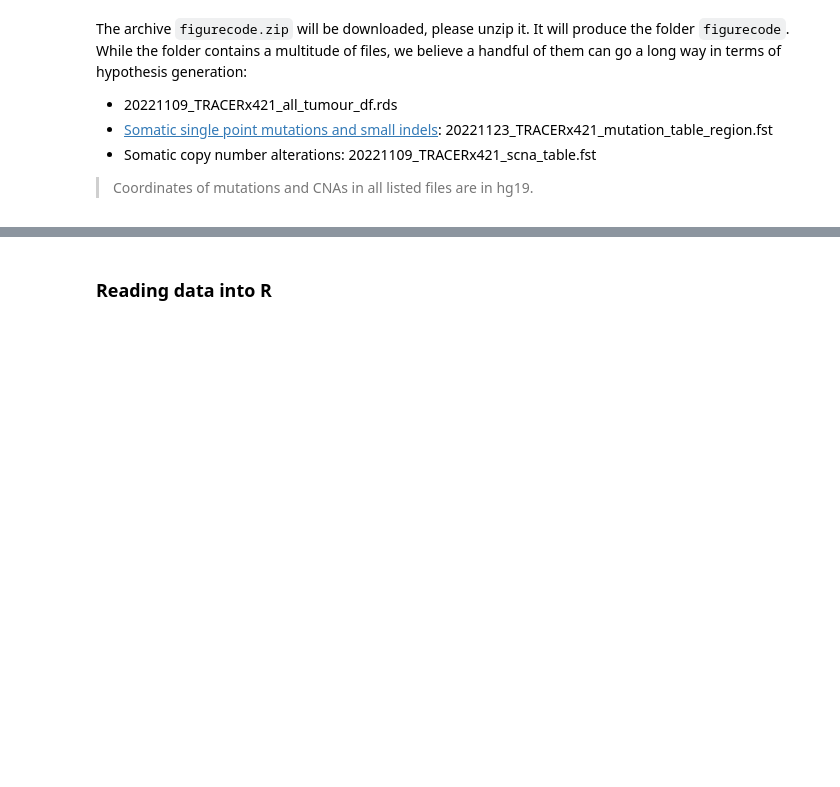
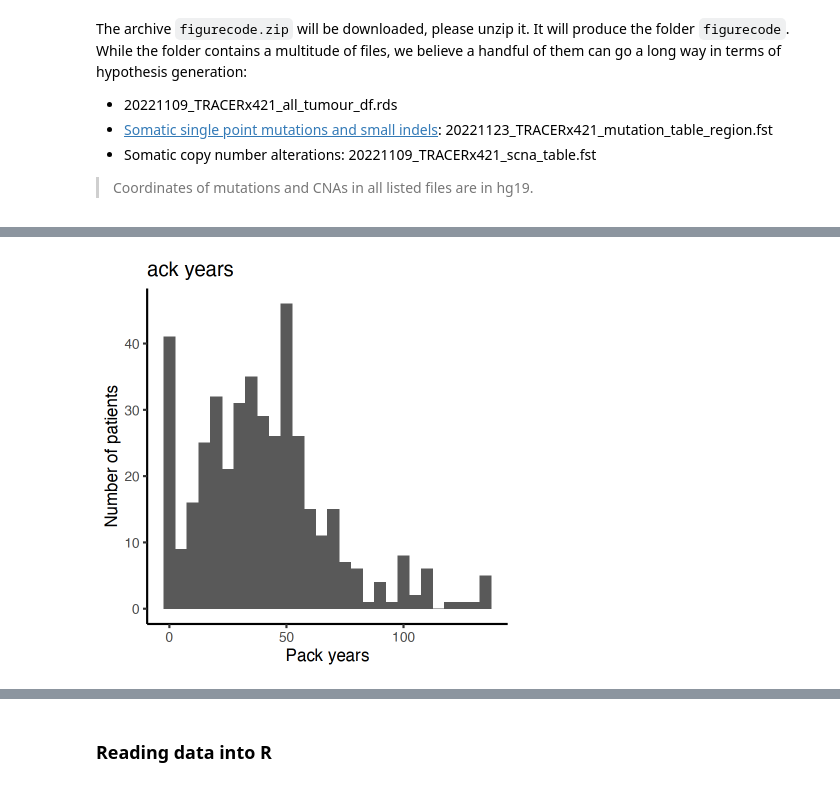
Before and after one commit to McGranahanLab/LCCE_workshop_2023, a Jupyter notebook: columns_description.ipynb, the cells around one changed output, grey strips where cells are left out. Saved outputs shown, nothing was run; the diff lists cells and outputs as text; code cells hidden in the pictures; blank space fills up the shorter version.

```diff
--- a/columns_description.ipynb
+++ b/columns_description.ipynb
@@ -65,0 +201,8 @@ Insert here how to use google colab
+# %%
+ggplot(data = clinical_df, aes(x = packyears)) +
+       geom_histogram(binwidth = 5) +
+       xlab('Pack years') +  ylab('Number of patients') +
+       ggtitle("ack years") +
+       theme_classic(base_size = 20)
+# %% [output]
+[figure, added]
```
Also changed, not shown: parts of 37 cells of this notebook.
